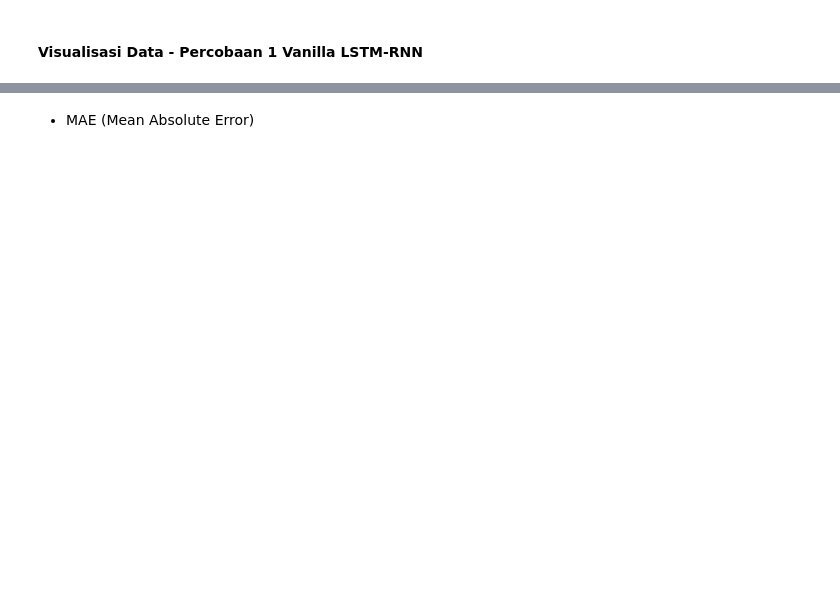
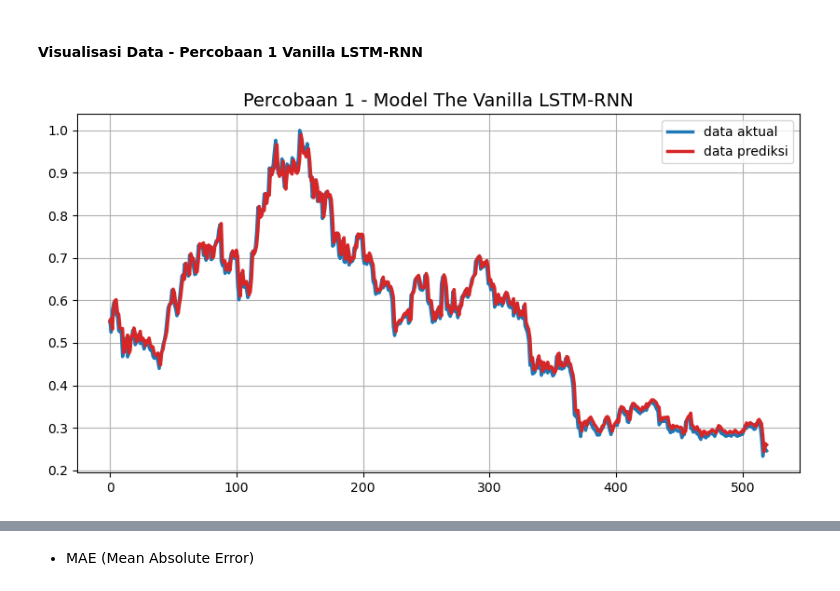
Before and after one commit to kusin/tensorflow-btc-usd-v1, a Jupyter notebook: lstm-rnn percobaan1.ipynb, the cells around one changed output, grey strips where cells are left out. Saved outputs shown, nothing was run; the diff lists cells and outputs as text; code cells hidden in the pictures; blank space fills up the shorter version.

```diff
--- a/lstm-rnn percobaan1.ipynb
+++ b/lstm-rnn percobaan1.ipynb
@@ -304,5 +449,22 @@ print("korelasi data akual dengan hasil prediksi" +" {:.4f} ".format(r1)+ "denga
 # %% [markdown]
 #### Visualisasi Data - Percobaan 1 Vanilla LSTM-RNN
+# %%
+# membuat frame
+fig, ax = plt.subplots(figsize = (10,5))
+
+# membuat time series plot
+ax.plot(y_test, color="tab:blue", label="data aktual", linewidth=2.5)
+ax.plot(testPredictions_1, color="tab:red", label="data prediksi", linewidth=2.5)
+
+# membuat label-label
+ax.set_title("Percobaan 1 - Model The Vanilla LSTM-RNN", fontsize=14)
+ax.legend(loc="best")
+ax.grid(True)
+
+# menampilka
+plt.show()
+# %% [output]
+[figure, added]
 # %%
 # inverse value test predictions
 testPredictions_1 = scaler.inverse_transform(testPredictions_1)
```
Also changed, not shown: parts of 90 cells of this notebook, 2 other files.
